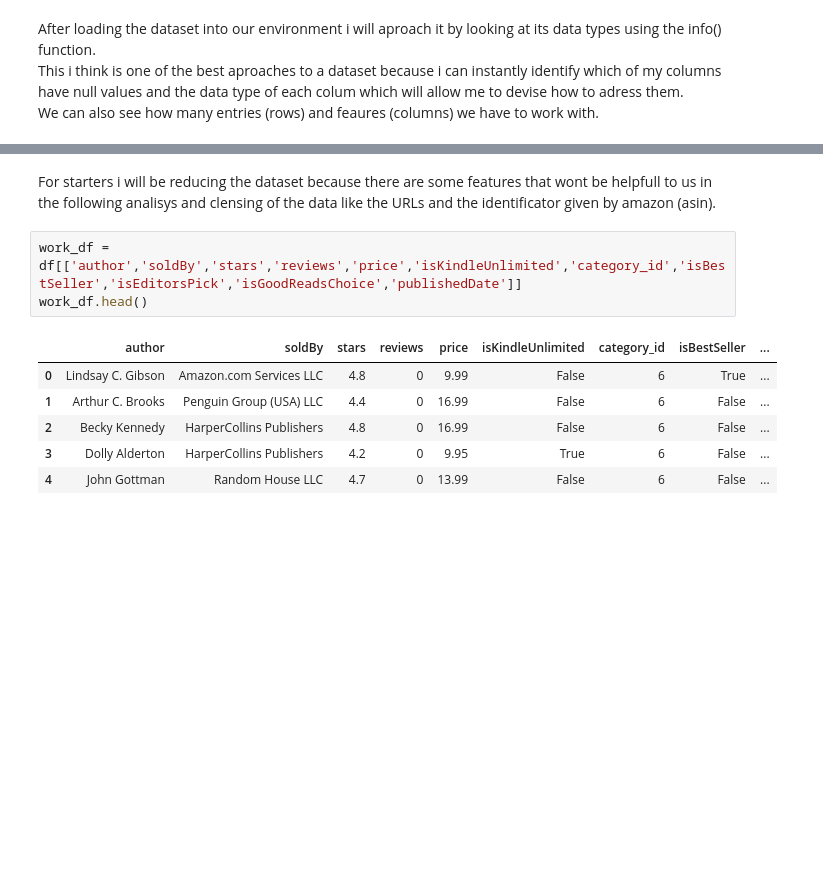
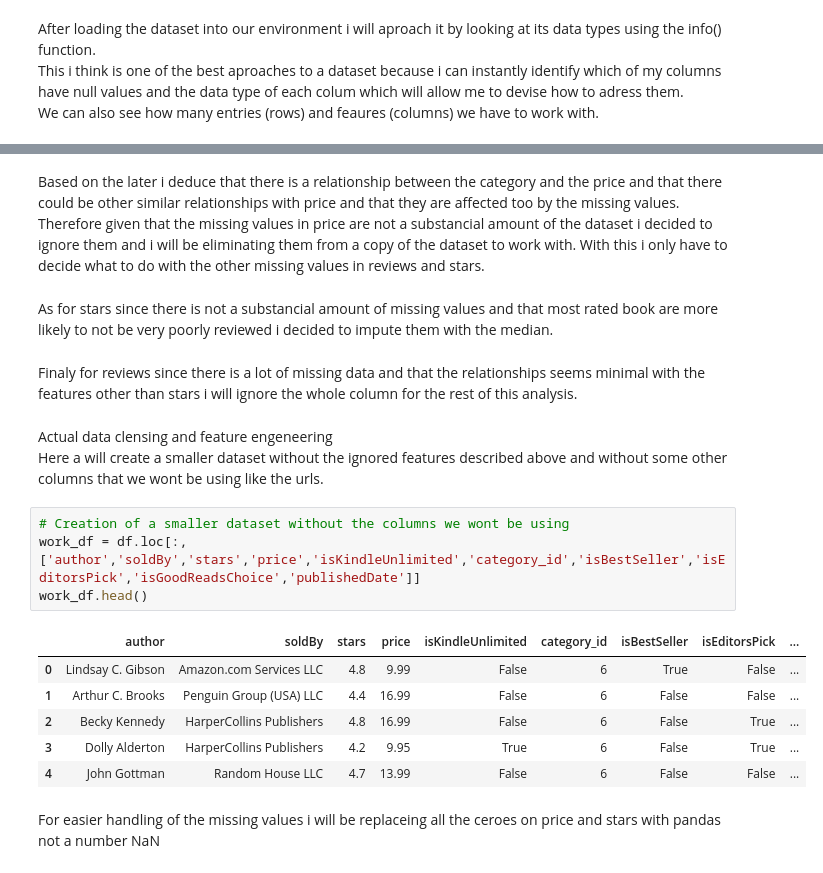
Before and after one commit to Arniquin/ExploratoryDataAnalysis-HypothesisTesting, a Jupyter notebook: Hypothesis.ipynb, the cells around one changed output, grey strips where cells are left out. Saved outputs shown, nothing was run; the diff lists cells and outputs as text; blank space fills up the shorter version.

Commit message:
Data clensing and feature engenieering completed   Please enter the commit message for your changes. Lines starting

```diff
--- a/Hypothesis.ipynb
+++ b/Hypothesis.ipynb
@@ -87,12 +166,24 @@ df.head()
+# %% [markdown]
+Based on the later i deduce that there is a relationship between the category and the price and that there could be other similar relationships with price and that they are affected too by the missing values.
+Therefore given that the missing values in price are not a substancial amount of the dataset i decided to ignore them and i will be eliminating them from a copy of the dataset to work with.
+With this i only have to decide what to do with the other missing values in reviews and stars.
 # %% [markdown]
-For starters i will be reducing the dataset because there are some features that wont be helpfull to us in the following analisys and clensing of the data like the URLs and the identificator given by amazon (asin).
+As for stars since there is not a substancial amount of missing values and that most rated book are more likely to not be very poorly reviewed i decided to impute them with the median.
+# %% [markdown]
+Finaly for reviews since there is a lot of missing data and that the relationships seems minimal with the features other than stars i will ignore the whole column for the rest of this analysis.
+# %% [markdown]
+Actual data clensing and feature engeneering
+Here a will create a smaller dataset without the ignored features described above and without some other columns that we wont be using like the urls.
 # %%
-work_df = df[['author','soldBy','stars','reviews','price','isKindleUnlimited','category_id','isBestSeller','isEditorsPick','isGoodReadsChoice','publishedDate']]
+# Creation of a smaller dataset without the columns we wont be using
+work_df = df.loc[:,['author','soldBy','stars','price','isKindleUnlimited','category_id','isBestSeller','isEditorsPick','isGoodReadsChoice','publishedDate']]
 work_df.head()
 # %% [output]
-|  | author | soldBy | stars | reviews | price | isKindleUnlimited | category_id | isBestSeller | ... |
-| 0 | Lindsay C. Gibson | Amazon.com Services LLC | 4.8 | 0 | 9.99 | False | 6 | True | ... |
-| 1 | Arthur C. Brooks | Penguin Group (USA) LLC | 4.4 | 0 | 16.99 | False | 6 | False | ... |
-| 2 | Becky Kennedy | HarperCollins Publishers | 4.8 | 0 | 16.99 | False | 6 | False | ... |
-| 3 | Dolly Alderton | HarperCollins Publishers | 4.2 | 0 | 9.95 | True | 6 | False | ... |
-| 4 | John Gottman | Random House LLC | 4.7 | 0 | 13.99 | False | 6 | False | ... |
+|  | author | soldBy | stars | price | isKindleUnlimited | category_id | isBestSeller | isEditorsPick | ... |
+| 0 | Lindsay C. Gibson | Amazon.com Services LLC | 4.8 | 9.99 | False | 6 | True | False | ... |
+| 1 | Arthur C. Brooks | Penguin Group (USA) LLC | 4.4 | 16.99 | False | 6 | False | False | ... |
+| 2 | Becky Kennedy | HarperCollins Publishers | 4.8 | 16.99 | False | 6 | False | True | ... |
+| 3 | Dolly Alderton | HarperCollins Publishers | 4.2 | 9.95 | True | 6 | False | True | ... |
+| 4 | John Gottman | Random House LLC | 4.7 | 13.99 | False | 6 | False | False | ... |
+# %% [markdown]
+For easier handling of the missing values i will be replaceing all the ceroes on price and stars with pandas not a number NaN
```
Also changed, not shown: parts of 38 cells of this notebook, 1 other file.
